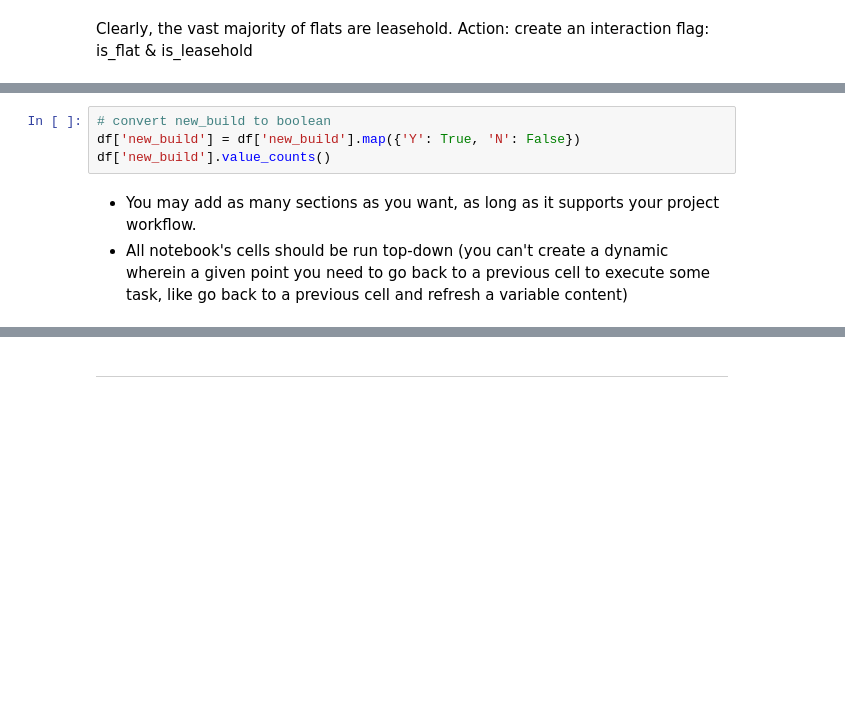
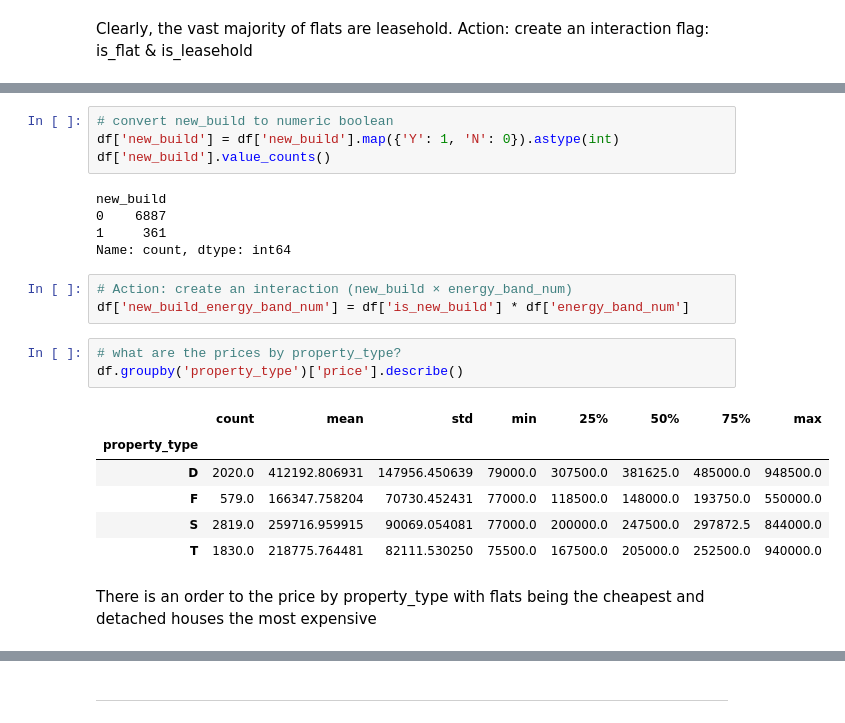
Before and after one commit to maleeper/Midlands_House_Prices, a Jupyter notebook: jupyter_notebooks/06 Data Cleaning and Feature Engineering.ipynb, the cells around one changed output, grey strips where cells are left out. Saved outputs shown, nothing was run; the diff lists cells and outputs as text; blank space fills up the shorter version.

```diff
--- a/jupyter_notebooks/06 Data Cleaning and Feature Engineering.ipynb
+++ b/jupyter_notebooks/06 Data Cleaning and Feature Engineering.ipynb
@@ -280,7 +451,24 @@ df.info()
 # %%
-# convert new_build to boolean
-df['new_build'] = df['new_build'].map({'Y': True, 'N': False})
+# convert new_build to numeric boolean
+df['new_build'] = df['new_build'].map({'Y': 1, 'N': 0}).astype(int)
 df['new_build'].value_counts()
+# %% [output]
+new_build
+0    6887
+1     361
+Name: count, dtype: int64
-# %% [markdown]
-* You may add as many sections as you want, as long as it supports your project workflow.
-* All notebook's cells should be run top-down (you can't create a dynamic wherein a given point you need to go back to a previous cell to execute some task, like go back to a previous cell and refresh a variable content)
+# %%
+# Action: create an interaction (new_build × energy_band_num)
+df['new_build_energy_band_num'] = df['is_new_build'] * df['energy_band_num']
+# %%
+# what are the prices by property_type?
+df.groupby('property_type')['price'].describe()
+# %% [output]
+|  | count | mean | std | min | 25% | 50% | 75% | max |
+| property_type |  |  |  |  |  |  |  |  |
+| D | 2020.0 | 412192.806931 | 147956.450639 | 79000.0 | 307500.0 | 381625.0 | 485000.0 | 948500.0 |
+| F | 579.0 | 166347.758204 | 70730.452431 | 77000.0 | 118500.0 | 148000.0 | 193750.0 | 550000.0 |
+| S | 2819.0 | 259716.959915 | 90069.054081 | 77000.0 | 200000.0 | 247500.0 | 297872.5 | 844000.0 |
+| T | 1830.0 | 218775.764481 | 82111.530250 | 75500.0 | 167500.0 | 205000.0 | 252500.0 | 940000.0 |
+# %% [markdown]
+There is an order to the price by property_type with flats being the cheapest and detached houses the most expensive
```
Also changed, not shown: parts of 30 cells of this notebook, 2 other files.
